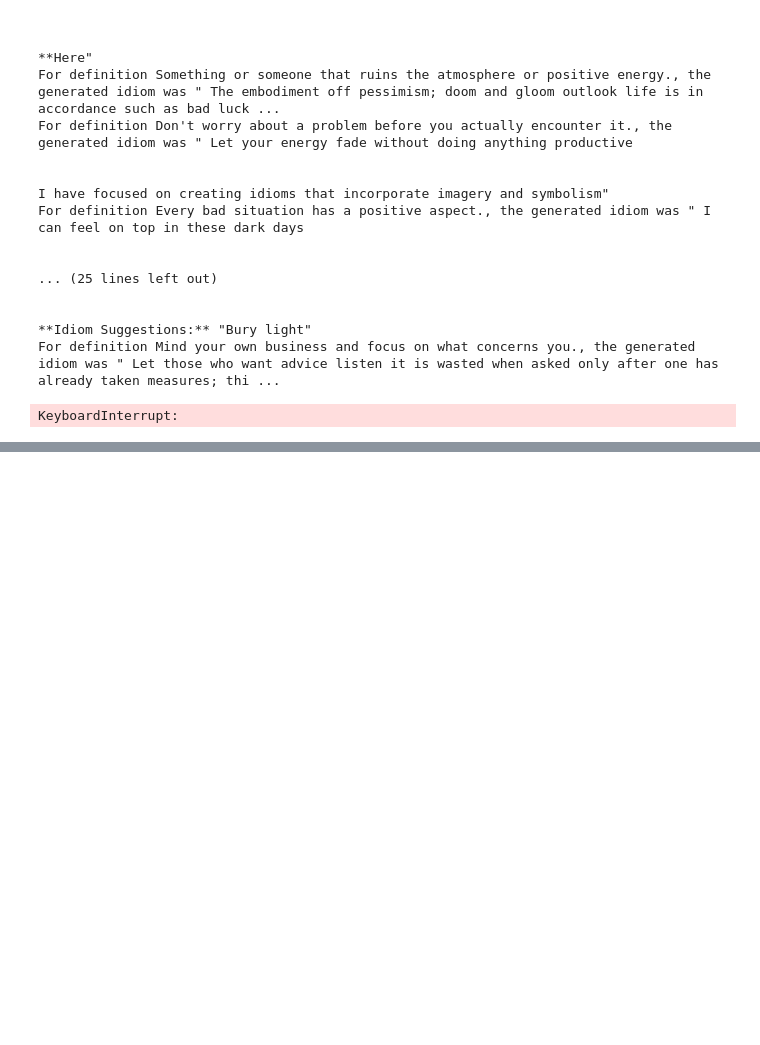
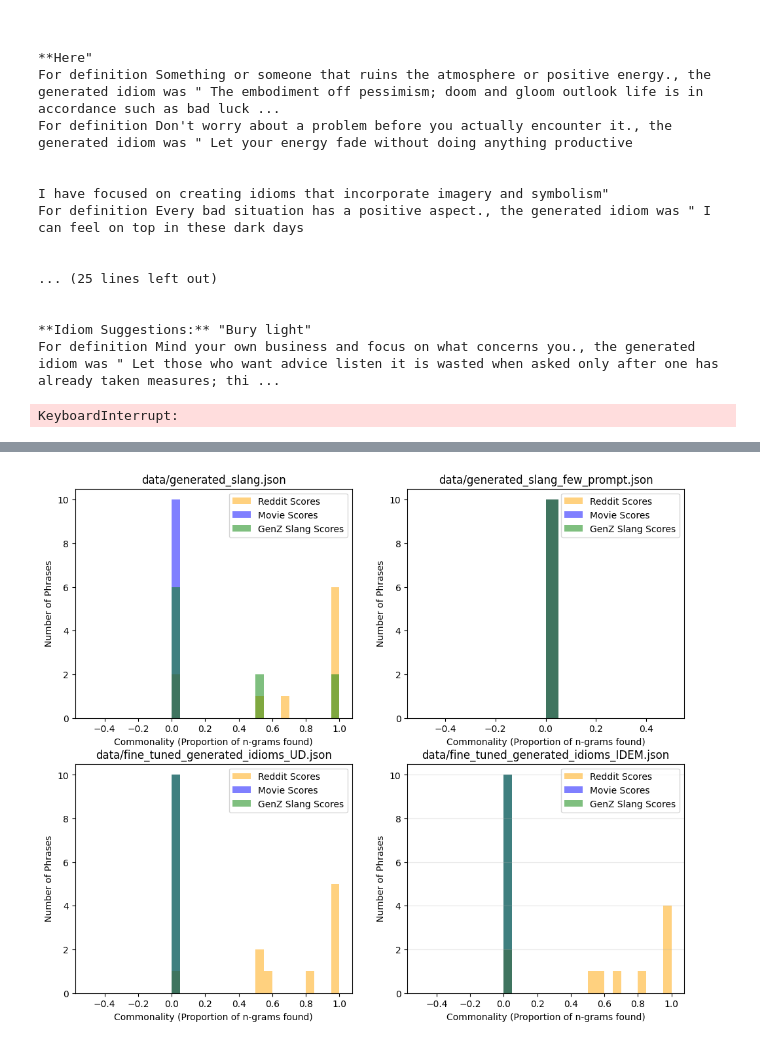
Before and after one commit to Brock555555/175Project, a Jupyter notebook: project.ipynb, the cells around one changed output, grey strips where cells are left out. Saved outputs shown, nothing was run; the diff lists cells and outputs as text; code cells hidden in the pictures; blank space fills up the shorter version.

```diff
--- a/project.ipynb
+++ b/project.ipynb
@@ -101,0 +625,7 @@ KeyboardInterrupt:
+# %%
+reddit_tokens = [token for sublist in reddit_tokenized for token in sublist]
+reddit_freq = FreqDist(ngrams(reddit_tokens, 2))
+
+# 2. Build Movie Map
+movie_tokens = [token for sublist in all_tokens for token in sublist] # assuming you have movie_tokenized
+movie_freq = FreqDist(ngrams(movie_tokens, 2))
@@ -101,0 +668,6 @@ KeyboardInterrupt:
+# %%
+#reddit doesnt look like its working
+ds = load_dataset("MLBtrio/genz-slang-dataset")
+
+# Convert the 'train' split to a Pandas DataFrame
+genz = pd.DataFrame(ds['train'])
@@ -101,0 +718,42 @@ KeyboardInterrupt:
+# %%
+fig, axs = plt.subplots(2, 2, figsize=(12, 10))
+
+for ax, (file, multi_worded) in zip(axs.flatten(), zip(files, total_multis)):
+
+    r_scores = []
+    m_scores = []
+    g_scores = []
+    rvm = [] # 0: Reddit, 1: Movie, 2: GenZ (Slang)
+
+    for phrase in multi_worded[:10]:
+        r_score = calculate_corpus_score(phrase, 2, reddit_freq)
+        m_score = calculate_corpus_score(phrase, 2, movie_freq)
+        g_score = calculate_slang_commonality(phrase, 2, corpus_ngram_freq)
+
+        r_scores.append(r_score)
+        m_scores.append(m_score)
+        g_scores.append(g_score)
+
+        # --- Classification Logic ---
+        # Priority 1: If it's heavy on GenZ slang
+        if g_score > 0.4:
+            rvm.append(2) # GenZ / Slang
+        # Priority 2: Standard Reddit vs Movie comparison
+        elif r_score > m_score:
+            rvm.append(0) # Reddit
+        else:
+            rvm.append(1) # Movie
+
+    # Plotting all three distributions
+    ax.hist(r_scores, bins=20, alpha=0.5, label='Reddit Scores', color='orange')
+    ax.hist(m_scores, bins=20, alpha=0.5, label='Movie Scores', color='blue')
+    ax.hist(g_scores, bins=20, alpha=0.5, label='GenZ Slang Scores', color='green')
+
+    ax.set_xlabel('Commonality (Proportion of n-grams found)')
+    ax.set_ylabel('Number of Phrases')
+    ax.set_title(file)
+    ax.legend()
+plt.grid(axis='y', alpha=0.3)
+plt.show()
+# %% [output]
+[figure, added]
```
Also changed, not shown: parts of 40 cells of this notebook, 5 other files.
